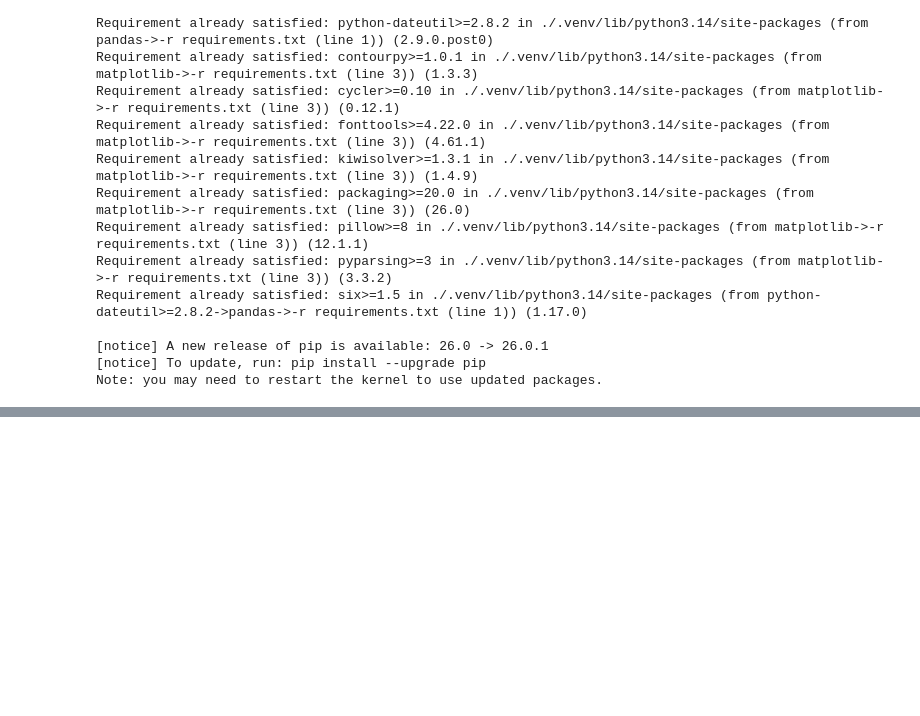
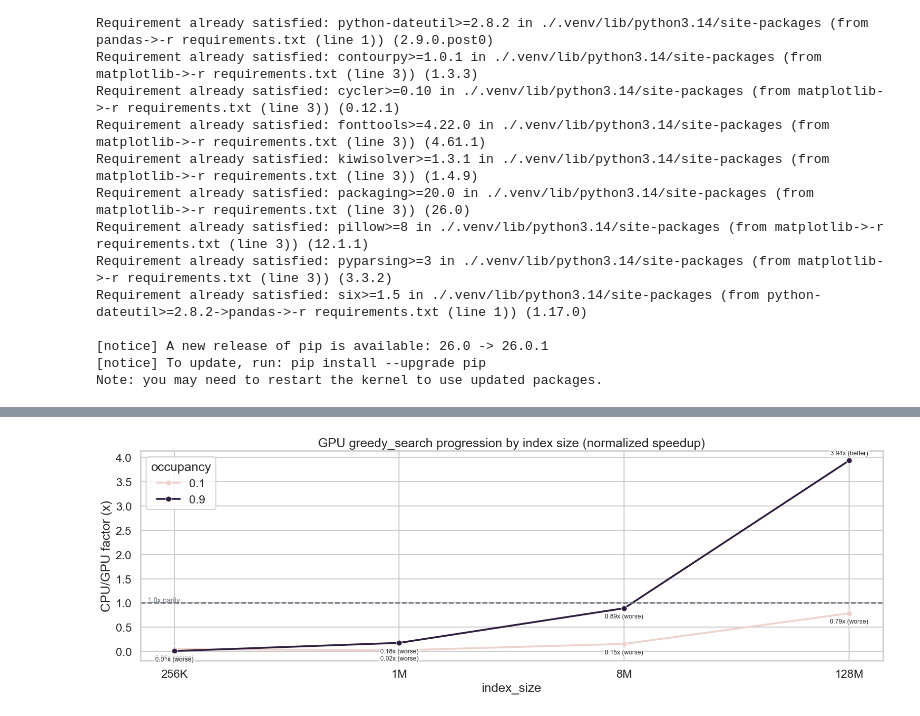
Before and after one commit to econic-ai/index-collection, a Jupyter notebook: radix/analysis/m1_radix+gpu.ipynb, the cells around one changed output, grey strips where cells are left out. Drawn from its saved outputs; the diff is of its cells as text; code cells hidden in the pictures; blank space fills up the shorter version.

```diff
--- a/radix/analysis/m1_radix+gpu.ipynb
+++ b/radix/analysis/m1_radix+gpu.ipynb
@@ -221,0 +299,88 @@ display(
+# %%
+# GPU progression chart (normalized) for greedy_search: CPU time / GPU time
+# >1.0 means GPU is better (faster), <1.0 means GPU is worse.
+
+import seaborn as sns
+import matplotlib.pyplot as plt
+
+sns.set_theme(style="whitegrid", context="talk")
+
+op_name = "contains_greedy"
+display_name = "greedy_search"
+
+speed_df = df[(df["op"] == op_name) & (df["metric"] == "mean") & (df["unit"] == "ns")].copy()
+speed_df = speed_df[speed_df["impl"].isin(["radix_tree", "radix_tree_gpu"])].copy()
+
+latest_speed = (
+    speed_df.sort_values(["timestamp", "impl", "index_size", "occupancy"])
+    .drop_duplicates(["impl", "index_size", "occupancy"], keep="last")
+)
+
+pivot = (
+    latest_speed.pivot_table(
+        index=["index_size", "occupancy"],
+        columns="impl",
+        values="value",
+        aggfunc="first",
+    )
+    .reset_index()
+)
+
+if not {"radix_tree", "radix_tree_gpu"}.issubset(set(pivot.columns)):
+    raise ValueError("Need both radix_tree and radix_tree_gpu latest values to compute speedup")
+
+pivot["speedup_factor"] = pivot["radix_tree"] / pivot["radix_tree_gpu"]
+
+size_order = ["256K", "1M", "8M", "128M"]
+present_sizes = [s for s in size_order if s in pivot["index_size"].unique()]
+pivot["index_size"] = pd.Categorical(pivot["index_size"], categories=present_sizes, ordered=True)
+pivot = pivot.sort_values(["occupancy", "index_size"])
+
+target_occupancies = [0.10, 0.90]
+pivot = pivot[pivot["occupancy"].isin(target_occupancies)]
+
+plt.figure(figsize=(16, 5.6))
+ax = sns.lineplot(
+    data=pivot,
+    x="index_size",
+    y="speedup_factor",
+    hue="occupancy",
+    marker="o",
+    linewidth=2.6,
+    markersize=8,
+)
+
+ax.axhline(1.0, linestyle="--", linewidth=1.8, color="#6b7280")
+ax.text(0.01, 1.01, "1.0x parity", transform=ax.get_yaxis_transform(), color="#6b7280", fontsize=10)
+
+for _, row in pivot.iterrows():
+    f = float(row["speedup_factor"])
+    label = f"{f:.2f}x ({'better' if f >= 1.0 else 'worse'})"
+    yoff = 8 if f >= 1.0 else -14
+    ax.annotate(
+        label,
+        xy=(row["index_size"], f),
+        xytext=(0, yoff),
+        textcoords="offset points",
+        ha="center",
+        fontsize=9,
+        bbox=dict(boxstyle="round,pad=0.2", fc="white", ec="none", alpha=0.7),
+    )
+
+ax.set_title(f"GPU {display_name} progression by index size (normalized speedup)")
+ax.set_xlabel("index_size")
+ax.set_ylabel("CPU/GPU factor (x)")
+ax.legend(title="occupancy", loc="best", frameon=True)
+
+plt.tight_layout()
+plt.show()
+
+display(
+    pivot[["index_size", "occupancy", "radix_tree", "radix_tree_gpu", "speedup_factor"]]
+    .rename(columns={
+        "radix_tree": "cpu_ns",
+        "radix_tree_gpu": "gpu_ns",
+    })
+)
+# %% [output]
+[figure, added]
```
Also changed, not shown: parts of 12 cells of this notebook, 4 other files.
